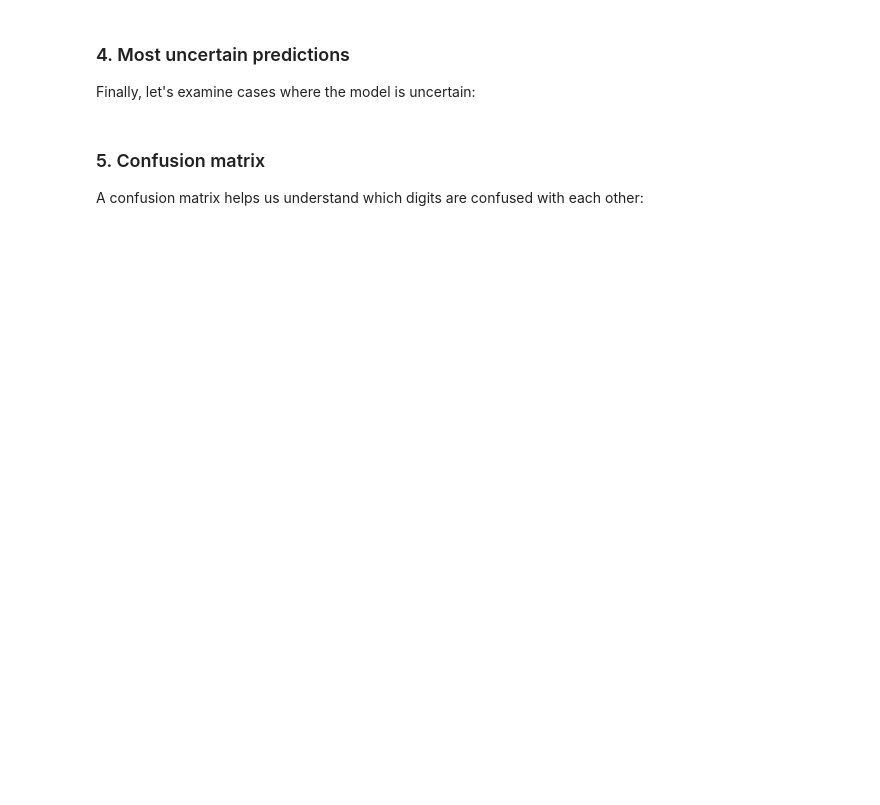
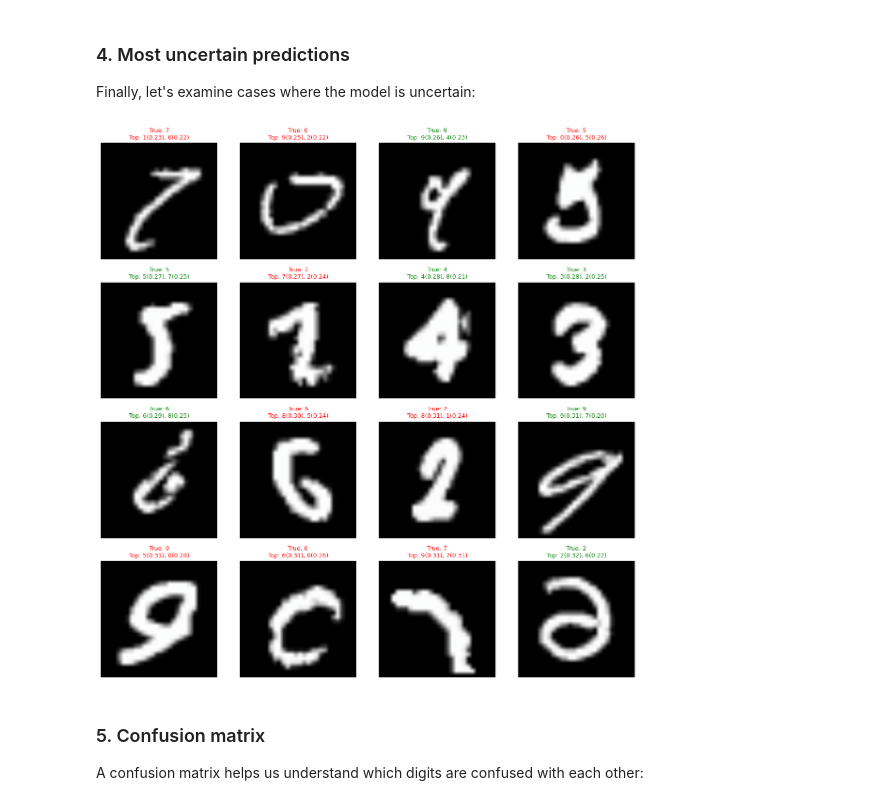
Before and after one commit to axeelz/2025-m2-idl, a Jupyter notebook: 1-introduction/tp-1-mnist-mobilenet.ipynb, the cells around one changed output. Cells and saved outputs as stored; diff of their text form; code cells hidden in the pictures; blank space fills up the shorter version.

```diff
--- a/1-introduction/tp-1-mnist-mobilenet.ipynb
+++ b/1-introduction/tp-1-mnist-mobilenet.ipynb
@@ -402,33 +492,35 @@ plt.show()
 Finally, let's examine cases where the model is uncertain:
 # %%
 # Most uncertain predictions (probability closest to uniform)
-uncertainty = [] #TODO  # Lower confidence = higher uncertainty
-most_uncertain_idx = [] #TODO
+uncertainty = 1 - np.max(all_proba, axis=1)
+most_uncertain_idx = np.argsort(-uncertainty)[:n_view]
 
 fig, axes = plt.subplots(4, 4, figsize=(12, 12))
 axes = axes.ravel()
 
 for idx, x in enumerate(most_uncertain_idx):
     img, label = test_dataset[x]
     img_np = img.numpy().transpose((1, 2, 0))
     mean = np.array([0.485, 0.456, 0.406])
     std = np.array([0.229, 0.224, 0.225])
     img_np = np.clip(std * img_np + mean, 0, 1)
 
     axes[idx].imshow(img_np)
     is_correct = predictions[x] == all_classes[x]
     color = 'green' if is_correct else 'red'
 
     # Show top 2 predictions
     top2_idx = np.argsort(-all_proba[x])[:2]
     top2_prob = all_proba[x][top2_idx]
 
     axes[idx].set_title(f'True: {int(all_classes[x])}\nTop: {top2_idx[0]}({top2_prob[0]:.2f}), {top2_idx[1]}({top2_prob[1]:.2f})',
                        color=color, fontsize=9)
     axes[idx].axis('off')
 
 plt.tight_layout()
 plt.show()
+# %% [output]
+[figure, added]
 # %% [markdown]
 ### 5. Confusion matrix
 
```
Also changed, not shown: parts of 23 cells of this notebook.
